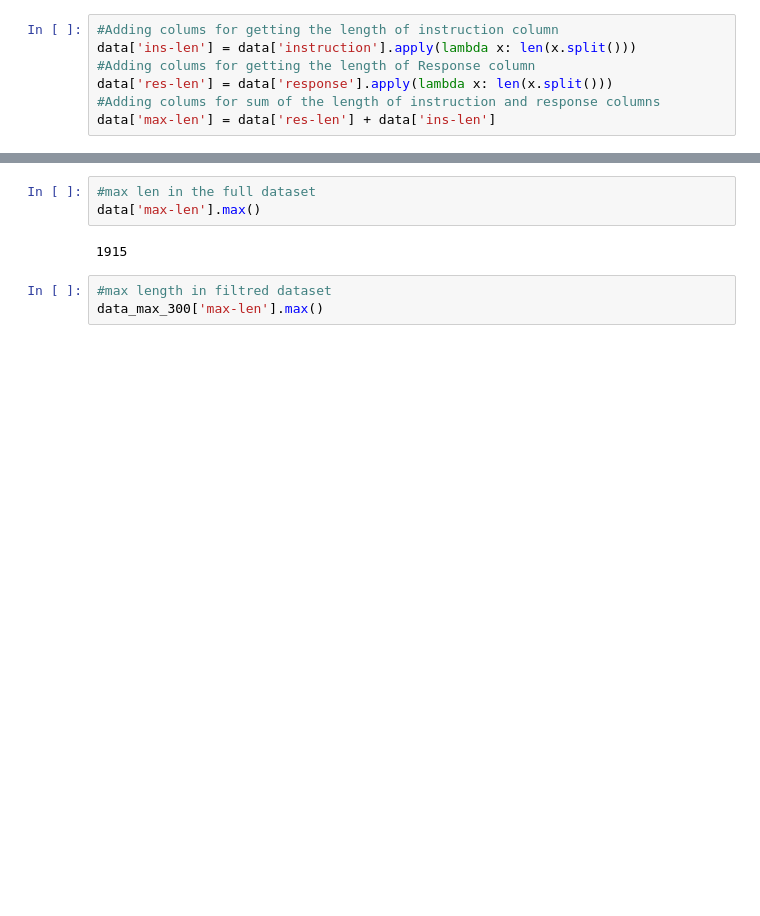
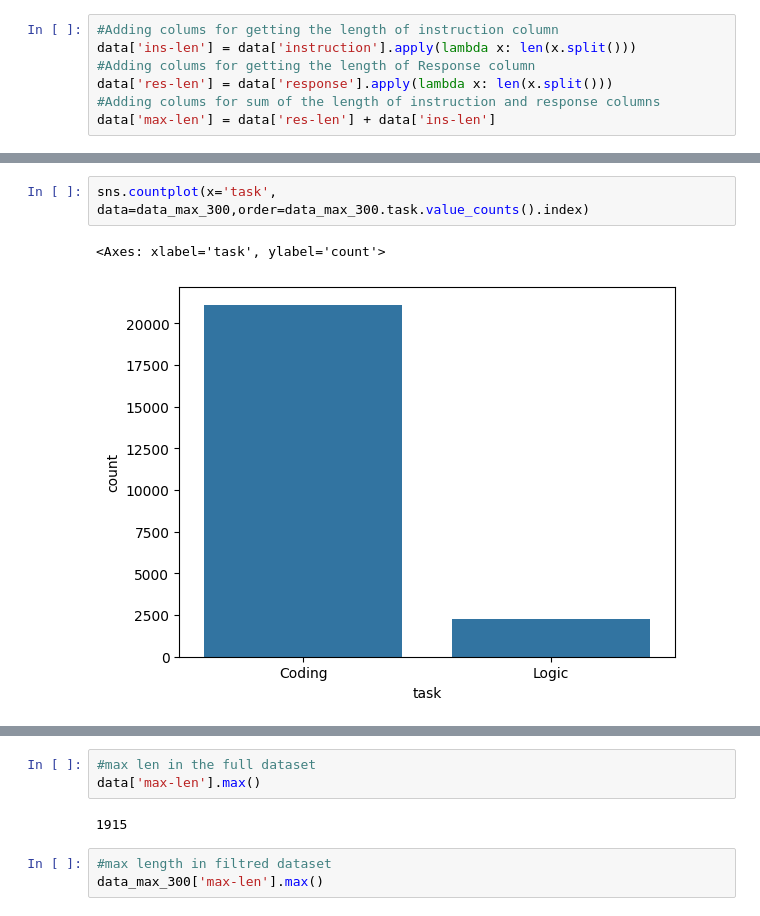
Before and after one commit to SIVASKANDAN-P/PYTHON-CODE-HINT, a Jupyter notebook: Code_solution_experimentation.ipynb, the cells around one changed output, grey strips where cells are left out. Drawn from its saved outputs; the diff is of its cells as text; blank space fills up the shorter version.

```diff
--- a/Code_solution_experimentation.ipynb
+++ b/Code_solution_experimentation.ipynb
@@ -111 +154,6 @@ Logic        2273
 Name: count, dtype: int64
+# %%
+sns.countplot(x='task', data=data_max_300,order=data_max_300.task.value_counts().index)
+# %% [output]
+<Axes: xlabel='task', ylabel='count'>
+[figure, added]
```
Also changed, not shown: parts of 43 cells of this notebook.
